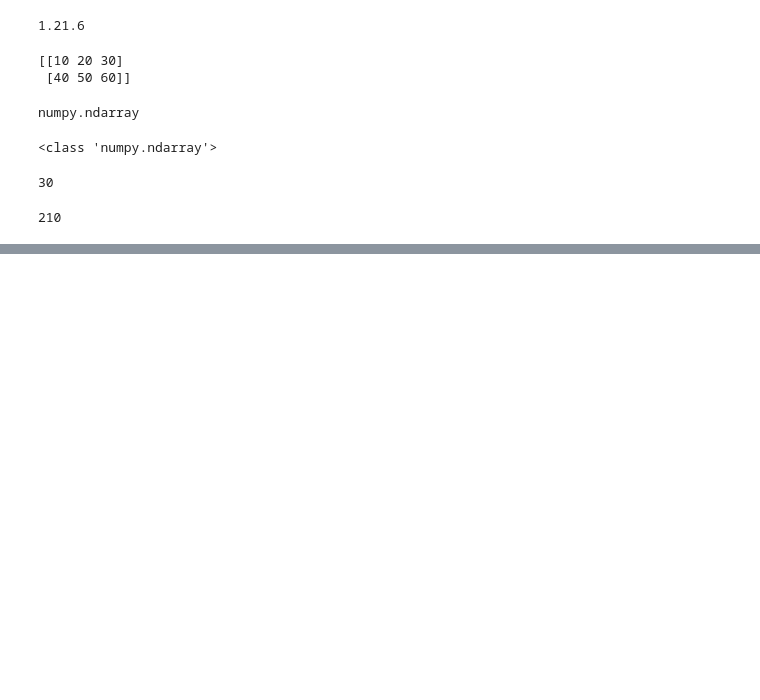
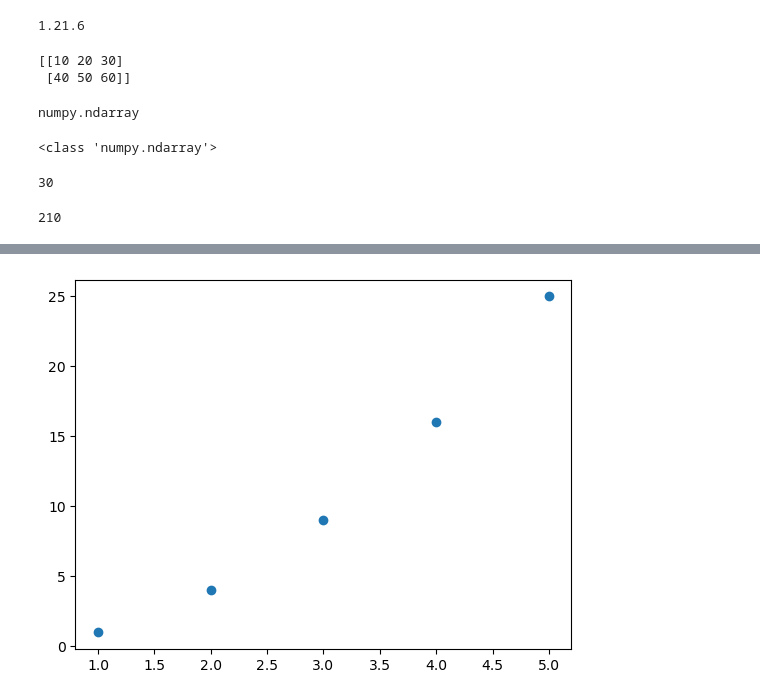
Before and after one commit to sainthm/ML-DL-study, a Jupyter notebook: Introduction_to_deep_learning_by_honestly_coding/Ch2.ipynb, the cells around one changed output, grey strips where cells are left out. Cells and saved outputs as stored; diff of their text form; code cells hidden in the pictures; blank space fills up the shorter version.

```diff
--- a/Introduction_to_deep_learning_by_honestly_coding/Ch2.ipynb
+++ b/Introduction_to_deep_learning_by_honestly_coding/Ch2.ipynb
@@ -36,0 +49,6 @@ np.sum(my_arr)
+# %%
+# 2. 산점도 그리기
+plt.scatter([1, 2, 3, 4, 5], [1, 4, 9, 16, 25])
+plt.show()
+# %% [output]
+[figure, added]
```
Also changed, not shown: parts of 6 cells of this notebook.
